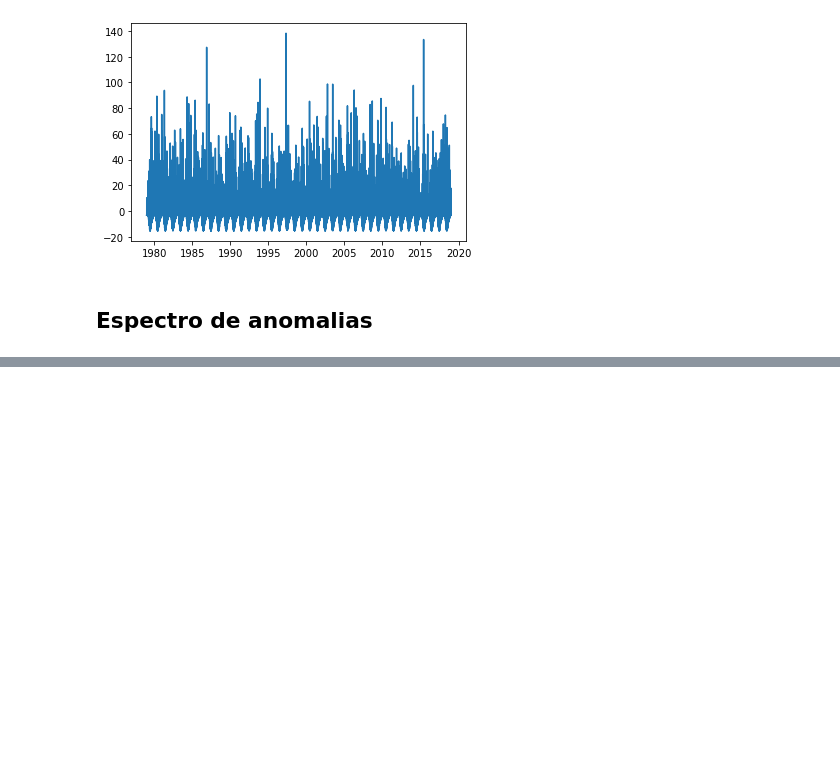
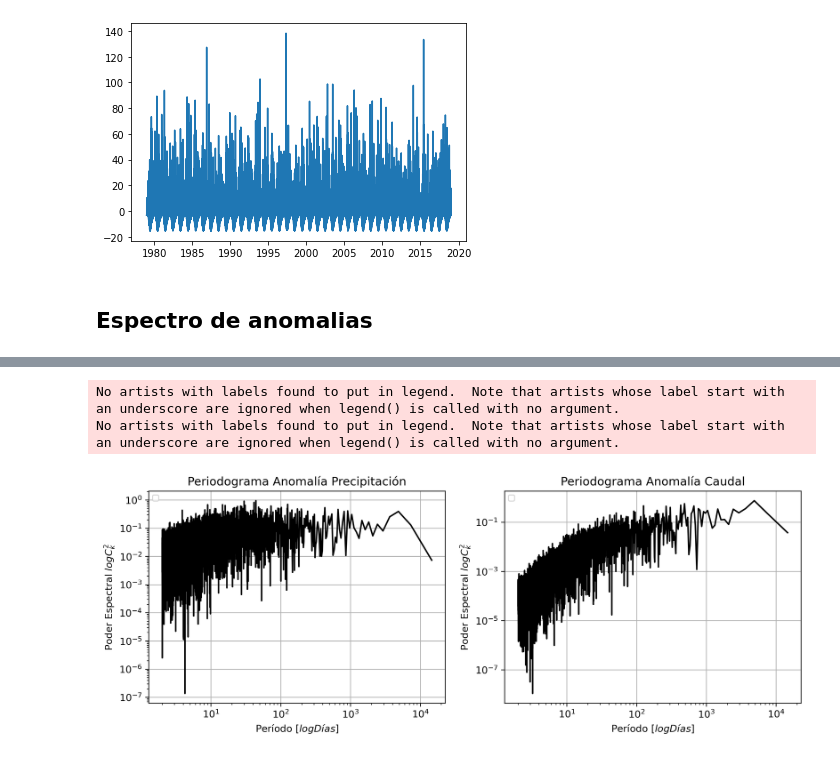
Before and after one commit to Mabriceno/MC_T4, a Jupyter notebook: tarea4.ipynb, the cells around one changed output, grey strips where cells are left out. Saved outputs shown, nothing was run; the diff lists cells and outputs as text; code cells hidden in the pictures; blank space fills up the shorter version.

```diff
--- a/tarea4.ipynb
+++ b/tarea4.ipynb
@@ -193,3 +245,9 @@ t = np.array(list(range(1,14601)))
 # %%
-AB= espectro(t, 14600)
-print(AB[0])
+t_d = 1/f_oneside
+
+
+A_k_qq= np.abs(X_qq[:n_oneside])
+C_k_qq= ((2/N)*(A_k_qq)**2)
+
+A_k_pr= np.abs(X_pr[:n_oneside])
+C_k_pr= ((2/N)*(A_k_pr)**2)
@@ -255,0 +254,33 @@ plt.plot(list(range(1, 366)), pr_, color = 'r')
+# %%
+fig, (ax1, ax2) = plt.subplots(1, 2, figsize= (12,4) , dpi=300)
+
+ax1.set_yscale('log')
+ax1.set_xscale('log')
+
+ax1.set_ylabel('Poder Espectral $log C_{k}^{2}$')
+ax1.set_xlabel('Período $[ log Días]$')
+ax1.plot(t_d, C_k_pr/n_oneside, color='k' )
+
+ax1.legend(loc=2,prop={'size': 8})
+ax1.grid()
+ax1.set_title('Periodograma Anomalía Precipitación', size=12)
+
+
+ax2.set_yscale('log')
+ax2.set_xscale('log')
+
+ax2.set_ylabel('Poder Espectral $log C_{k}^{2}$')
+ax2.set_xlabel('Período $[ log Días]$')
+ax2.plot(t_d, C_k_qq/n_oneside, color='k' )
+
+ax2.legend(loc=2,prop={'size': 8})
+ax2.grid()
+ax2.set_title('Periodograma Anomalía Caudal', size=12)
+
+plt.savefig('img/spectral.pdf')
+
+plt.show()
+# %% [output]
+No artists with labels found to put in legend.  Note that artists whose label start with an underscore are ignored when legend() is called with no argument.
+No artists with labels found to put in legend.  Note that artists whose label start with an underscore are ignored when legend() is called with no argument.
+[figure, added]
```
Also changed, not shown: parts of 57 cells of this notebook, 10 other files.
